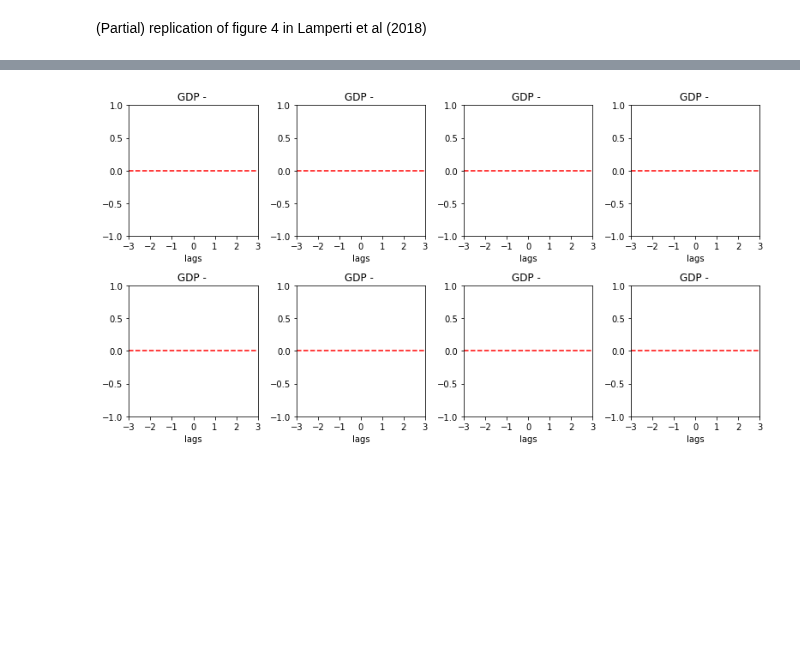
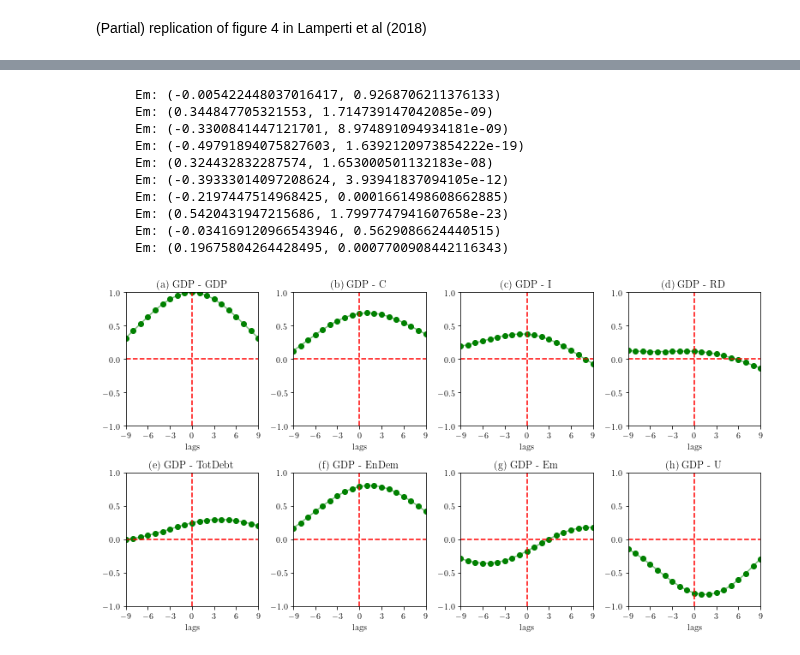
Before and after one commit to Tarsatir/Capsule_Climate, a Jupyter notebook: results/validation/replication_plots.ipynb, the cells around one changed output, grey strips where cells are left out. Drawn from its saved outputs; the diff is of its cells as text; code cells hidden in the pictures; blank space fills up the shorter version.

```diff
--- a/results/validation/replication_plots.ipynb
+++ b/results/validation/replication_plots.ipynb
@@ -110,6 +143,8 @@ def filepath(i):
 n_MC = 10
 
 df_list = []
-for MC_i in range(1, n_MC + 2):
+for MC_i in range(1, n_MC + 1):
     df_list.append(pd.read_csv(filepath(MC_i)))
 df = pd.concat(df_list)
+
+df.head(-10)
@@ -196,15 +283,0 @@ ValueError: x and y must have the same length.
-# %%
-def compute_correlations(indicator):
-
-    all_x = np.array([])
-    all_y = np.array([])
-
-    for df_part in df_list:
-
-        # Apply filter
-        real_GDP = (df_part['GDP']/df_part['prices']).to_numpy()
-        gdp_filtered = sm.tsa.filters.bkfilter(real_GDP, bk_low, bk_high, bk_K)
-
-    r, p = stats.pearsonr(all_x, all_y)
-
-compute_correlations('GDP')
@@ -211,23 +353,49 @@ compute_correlations('GDP')
 # %%
-indicators = ['GDP']
+lags = 9
+min_lag = -lags
+max_lag = lags
+
+indicators = ['GDP', 'C', 'I', 'RD', 'TotDebt', 'EnDem', 'Em', 'U']
+lags = np.arange(min_lag, max_lag + 1)
 
 fig, axes = plt.subplots(2,4, figsize=(11, 6))
 
-# ax[0,0].plot()
+for i, (indicator, ax) in enumerate(zip(indicators, axes.flatten())):
 
-for ax in axes.flatten():
+    fig_nr = chr(i + 97)
 
+    apply_bk = True
+    make_real = True
+    if indicator == ('markups' or 'U' or 'EnDem' or 'Em'):
+        make_real=False
 
+    all_r = compute_correlations(indicator, apply_bk=apply_bk, make_real=make_real,
+                                        min_lag=min_lag, max_lag=max_lag)
 
-    ax.hlines(0, -3., 3., linestyle='dashed', color='red')
+    ax.hlines(0, min_lag, max_lag, linestyle='dashed', color='red')
+    ax.vlines(0, -1., 1, linestyle='dashed', color='red')
+
+    ax.scatter(lags, all_r, color='green')
+    ax.plot(lags, all_r, alpha=0.5, color='green')
+
     ax.set_ylim(-1., 1.)
-    ax.set_xlim(-3., 3.)
-    ax.set_xticks(np.linspace(-3, 3, 7))
+    ax.set_xlim(min_lag, max_lag)
+    ax.set_xticks(np.linspace(min_lag, max_lag, 7))
     ax.set_yticks(np.linspace(-1, 1, 5))
-    ax.set_title(f'GDP - ')
+    ax.set_title(f'({fig_nr}) GDP - {indicator}')
     ax.set_xlabel('lags')
 
 plt.tight_layout()
 plt.show()
 # %% [output]
+     Em: (-0.005422448037016417, 0.9268706211376133)
+     Em: (0.344847705321553, 1.714739147042085e-09)
+     Em: (-0.3300841447121701, 8.974891094934181e-09)
+     Em: (-0.49791894075827603, 1.6392120973854222e-19)
+     Em: (0.324432832287574, 1.653000501132183e-08)
+     Em: (-0.39333014097208624, 3.93941837094105e-12)
+     Em: (-0.2197447514968425, 0.0001661498608662885)
+     Em: (0.5420431947215686, 1.7997747941607658e-23)
+     Em: (-0.034169120966543946, 0.5629086624440515)
+     Em: (0.19675804264428495, 0.0007700908442116343)
-[figure, old version]
+[figure, new version]
```
Also changed, not shown: parts of 31 cells of this notebook, 20 other files.
